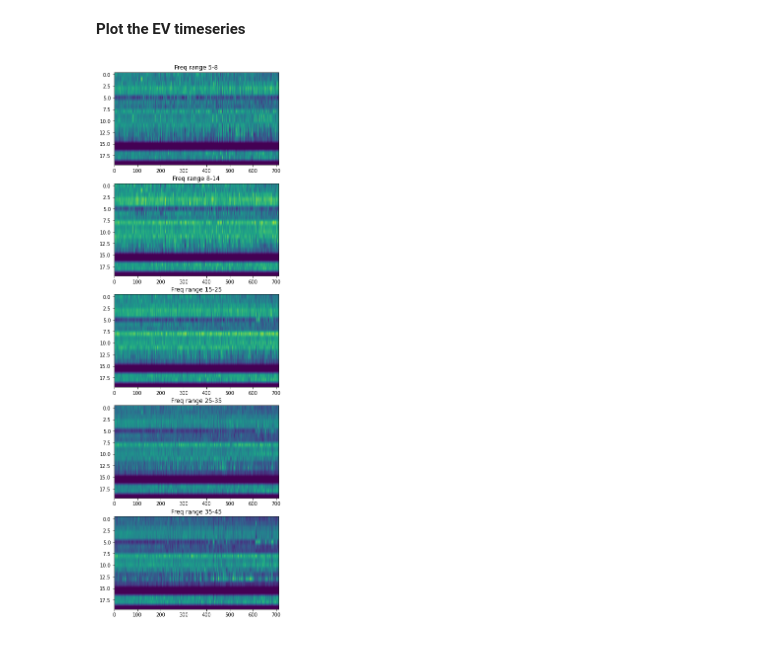
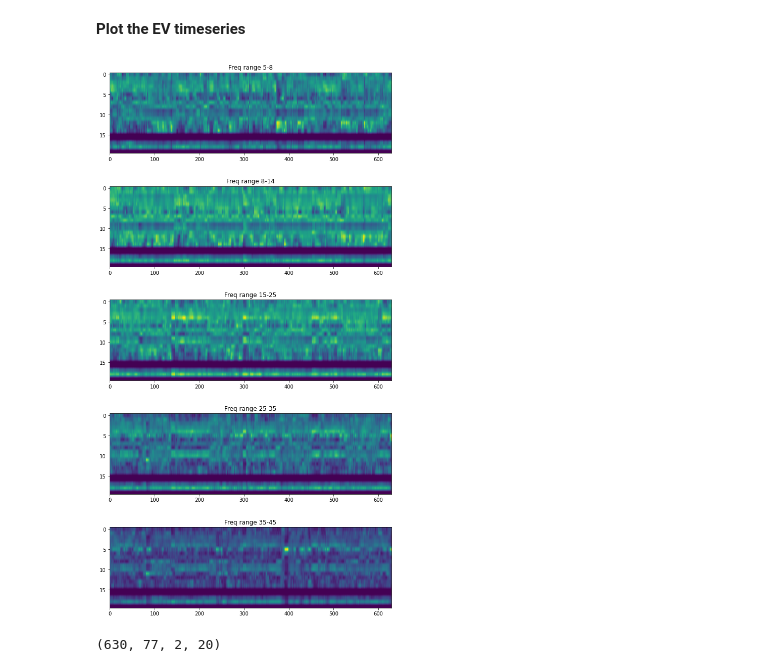
Before and after one commit to AraiKensuke/GCoh, a Jupyter notebook: cluster_eeg_gcoh.ipynb, the cells around one changed output. Drawn from its saved outputs; the diff is of its cells as text; code cells hidden in the pictures.

```diff
--- a/cluster_eeg_gcoh.ipynb
+++ b/cluster_eeg_gcoh.ipynb
@@ -27,7 +27,7 @@ Type in filename of uploaded file in to variable "dat"
 # %%
 #dat="8_12_2min_raw[11973].edf"
 #dat="Jan092020_15_05_39_artfctrmvd_v1.edf"
-dat="Dec012021_02_00_00_artfctrmvd_v1.edf"
+dat="Feb132021_23_09_09_artfctrmvd_v1.edf"
 # %% [markdown]
 **Prepare the data**
 # %%
@@ -151,10 +151,9 @@ eegdat.shape
 # %% [markdown]
 **Now run GCoh on LPd EEG data**
 # %%
-gcoh_pkl = calc_gcoh(eeg_LP.T, dataset, None, 512, 256)
+gcoh_pkl = calc_gcoh(eeg_LP.T, dataset, None, 512, 64)
 vec_mag = _N.abs(gcoh_pkl["VEC"])
 fs_gcoh = gcoh_pkl["fs"]
-fs_gcoh
 # %% [output]
     Using multitaper spectrum estimation with 11 DPSS windows
 Not setting metadata
@@ -194,16 +177,20 @@ array([ 5.2734375,  5.859375 ,  6.4453125,  7.03125  ,  7.6171875,
 # %%
 f_ranges = [[5,8], [8, 14], [15, 25],[25, 35], [35, 45]]
 
 fig = _plt.figure(figsize=(10, 4*len(f_ranges)))
 
 fi = 0
 for frng in f_ranges:
   fi += 1
   fig.add_subplot(len(f_ranges), 1, fi)
   finds = _N.where((fs_gcoh >= frng[0]) & (fs_gcoh < frng[1]))[0]
   gcoh_frng = _N.mean(vec_mag[:, finds], axis=1)
 
   _plt.title("Freq range %(1)d-%(2)d" % {"1" : frng[0], "2" : frng[1]})
-  _plt.imshow(gcoh_frng[:, 0].T, aspect=20)
+  _plt.imshow(gcoh_frng[:, 0].T, aspect=9)
 # %% [output]
-[figure, old version]
+[figure, new version]
+# %%
+vec_mag.shape
+# %% [output]
+(630, 77, 2, 20)
```
Also changed, not shown: parts of 4 cells of this notebook.
